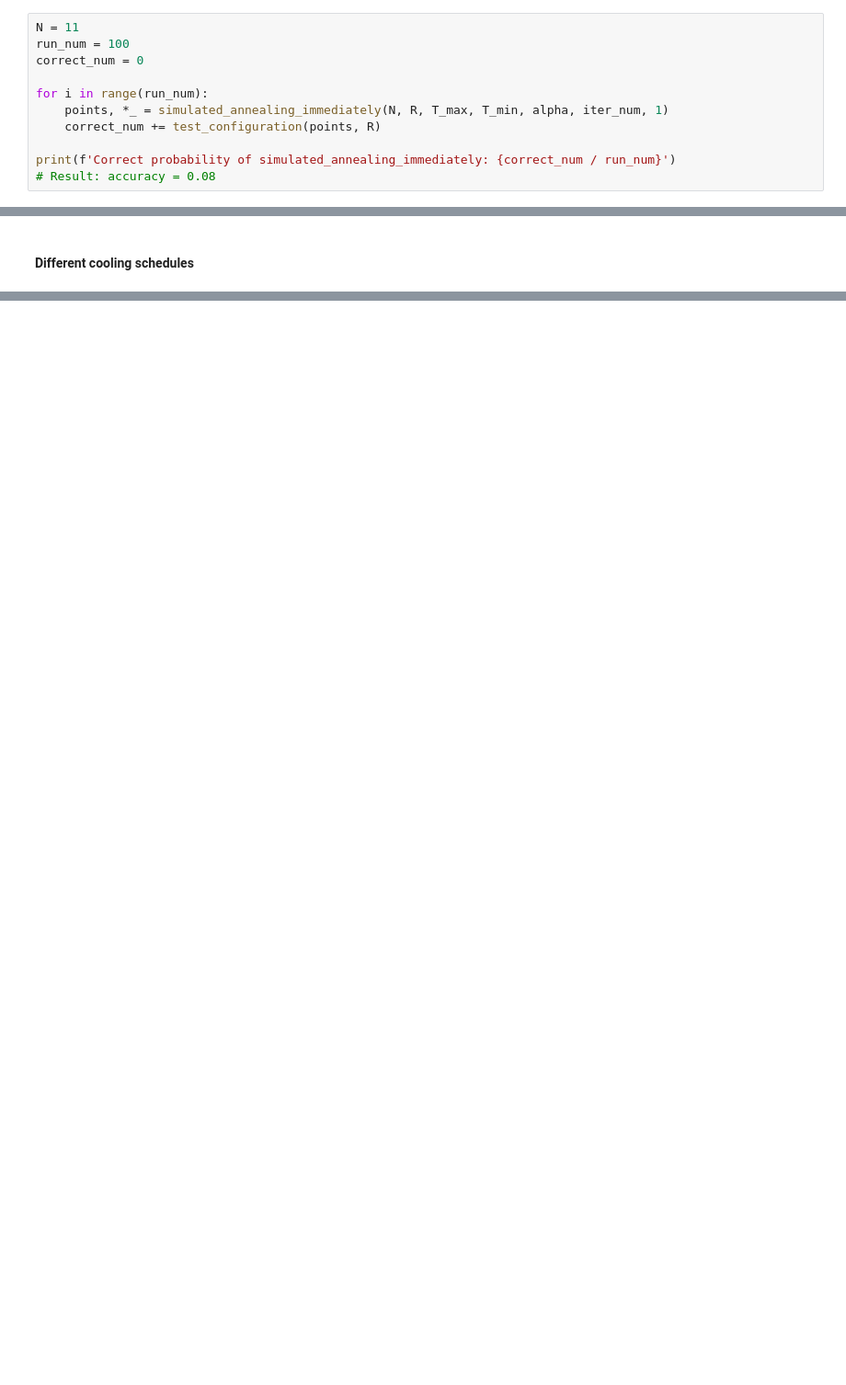
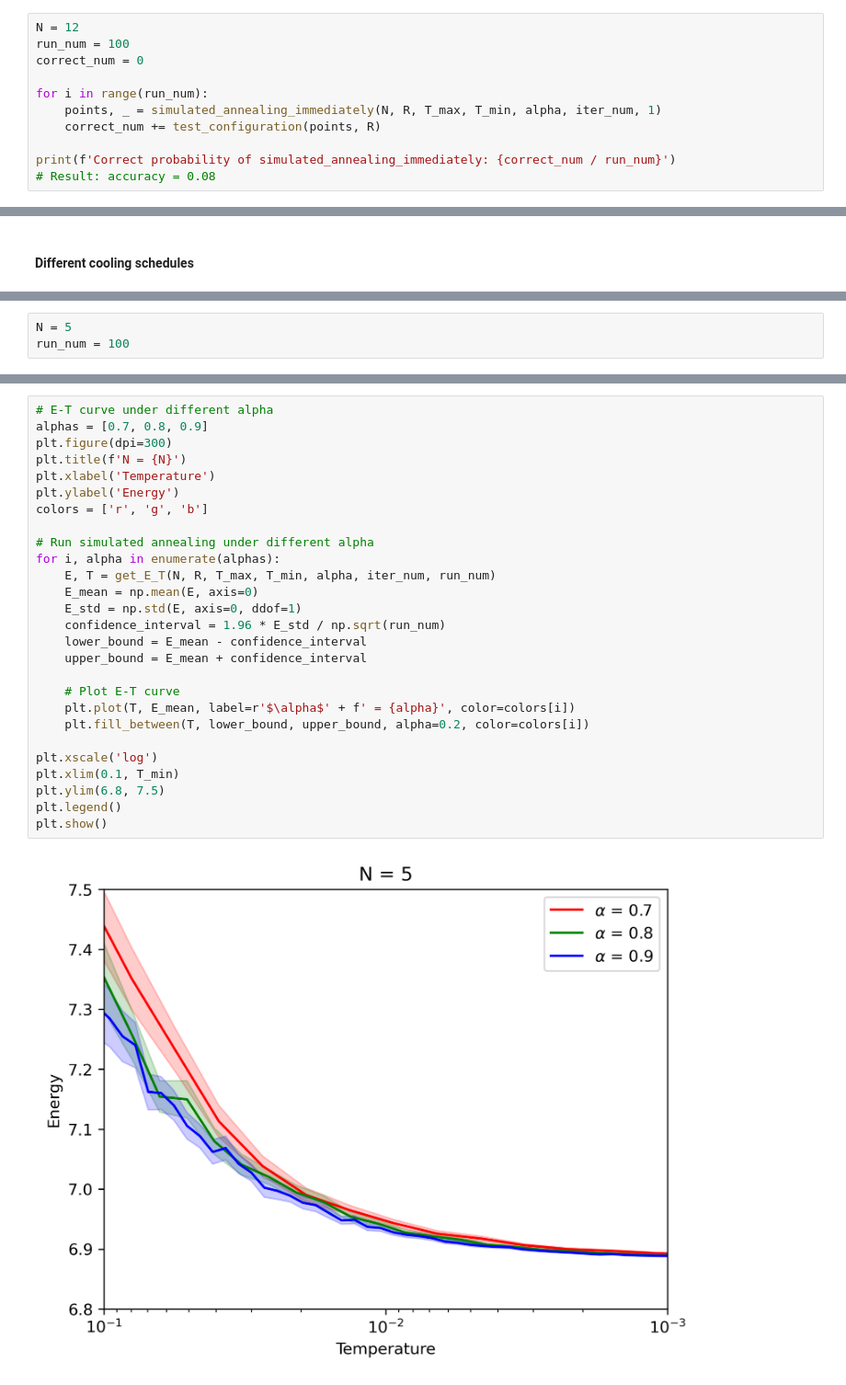
Before and after one commit to Asewlal01/SimAnnealParticleOptimize, a Jupyter notebook: draft.ipynb, the cells around one changed output, grey strips where cells are left out. Shown at 92% size. Cells and saved outputs as stored; diff of their text form; blank space fills up the shorter version.

```diff
--- a/draft.ipynb
+++ b/draft.ipynb
@@ -13,12 +14,12 @@ iter_num = 100  # Number of iterations at each temperature
 # %% [markdown]
 #### Test the accuracy in a single run
 # %%
-N = 11
+N = 12
 run_num = 100
 correct_num = 0
 
 for i in range(run_num):
-    points, *_ = simulated_annealing_immediately(N, R, T_max, T_min, alpha, iter_num, 1)
+    points, _ = simulated_annealing_immediately(N, R, T_max, T_min, alpha, iter_num, 1)
     correct_num += test_configuration(points, R)
 
 print(f'Correct probability of simulated_annealing_immediately: {correct_num / run_num}')
@@ -59,0 +72,3 @@ This configuration is invalid.
+# %%
+N = 5
+run_num = 100
@@ -59,0 +77,29 @@ This configuration is invalid.
+# %%
+# E-T curve under different alpha
+alphas = [0.7, 0.8, 0.9]
+plt.figure(dpi=300)
+plt.title(f'N = {N}')
+plt.xlabel('Temperature')
+plt.ylabel('Energy')
+colors = ['r', 'g', 'b']
+
+# Run simulated annealing under different alpha
+for i, alpha in enumerate(alphas):
+    E, T = get_E_T(N, R, T_max, T_min, alpha, iter_num, run_num)
+    E_mean = np.mean(E, axis=0)
+    E_std = np.std(E, axis=0, ddof=1)
+    confidence_interval = 1.96 * E_std / np.sqrt(run_num)
+    lower_bound = E_mean - confidence_interval
+    upper_bound = E_mean + confidence_interval
+
+    # Plot E-T curve
+    plt.plot(T, E_mean, label=r'$\alpha$' + f' = {alpha}', color=colors[i])
+    plt.fill_between(T, lower_bound, upper_bound, alpha=0.2, color=colors[i])
+
+plt.xscale('log')
+plt.xlim(0.1, T_min)
+plt.ylim(6.8, 7.5)
+plt.legend()
+plt.show()
+# %% [output]
+[figure, added]
```
Also changed, not shown: parts of 12 cells of this notebook, 8 other files.
